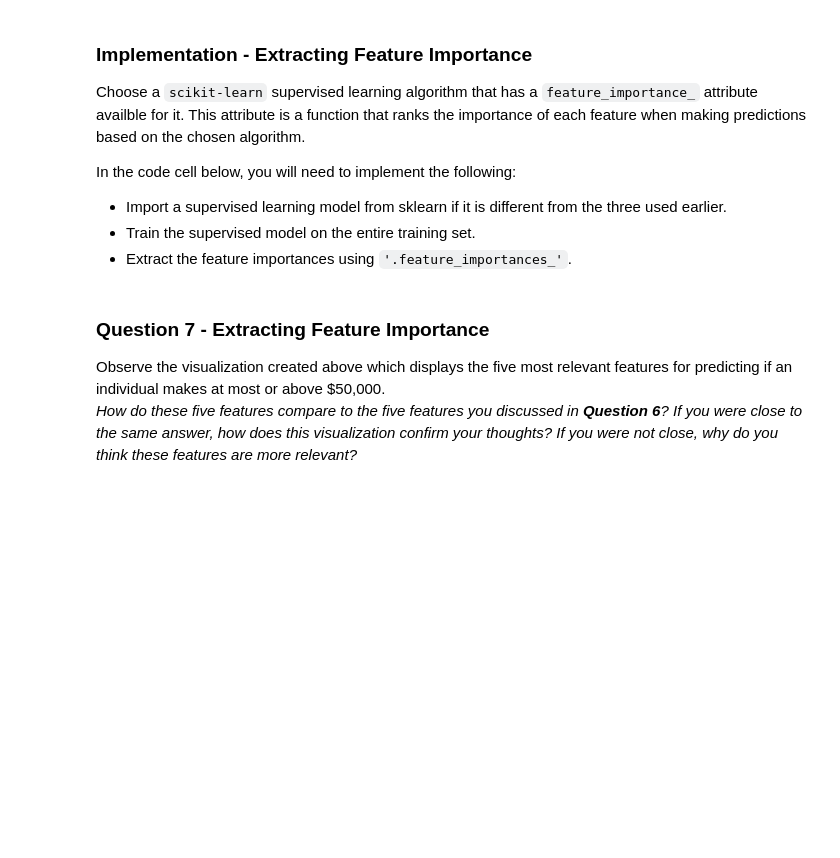
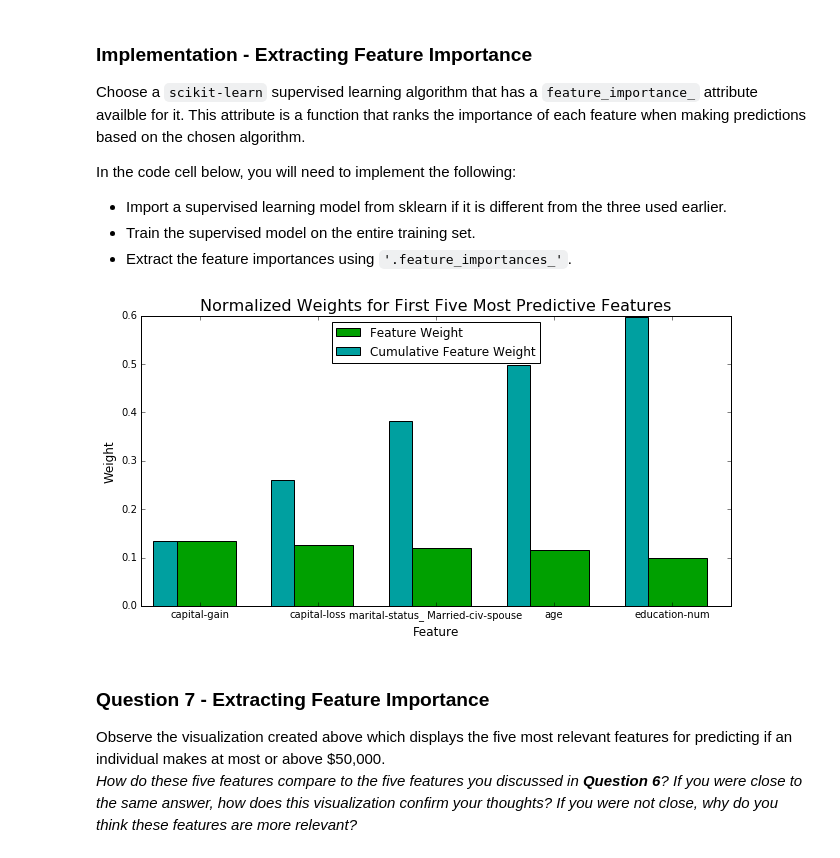
Before and after one commit to yagrawal-ya/udacity-ml, a Jupyter notebook: finding_donors.ipynb, the cells around one changed output. Cells and saved outputs as stored; diff of their text form; code cells hidden in the pictures; blank space fills up the shorter version.

```diff
--- a/finding_donors.ipynb
+++ b/finding_donors.ipynb
@@ -561,16 +633,20 @@ In the code cell below, you will need to implement the following:
  - Train the supervised model on the entire training set.
  - Extract the feature importances using `'.feature_importances_'`.
 # %%
-# TODO: Import a supervised learning model that has 'feature_importances_'
+# Import a supervised learning model that has 'feature_importances_'
+from sklearn.ensemble import GradientBoostingClassifier
 
-# TODO: Train the supervised model on the training set
-model = None
+# Train the supervised model on the training set
+model = GradientBoostingClassifier(random_state=0)
+model.fit(X_train, y_train)
 
-# TODO: Extract the feature importances
-importances = None
+# Extract the feature importances
+importances = model.feature_importances_
 
 # Plot
 vs.feature_plot(importances, X_train, y_train)
+# %% [output]
+[figure, added]
 # %% [markdown]
 ### Question 7 - Extracting Feature Importance
 
```
Also changed, not shown: parts of 15 cells of this notebook, 2 other files.
